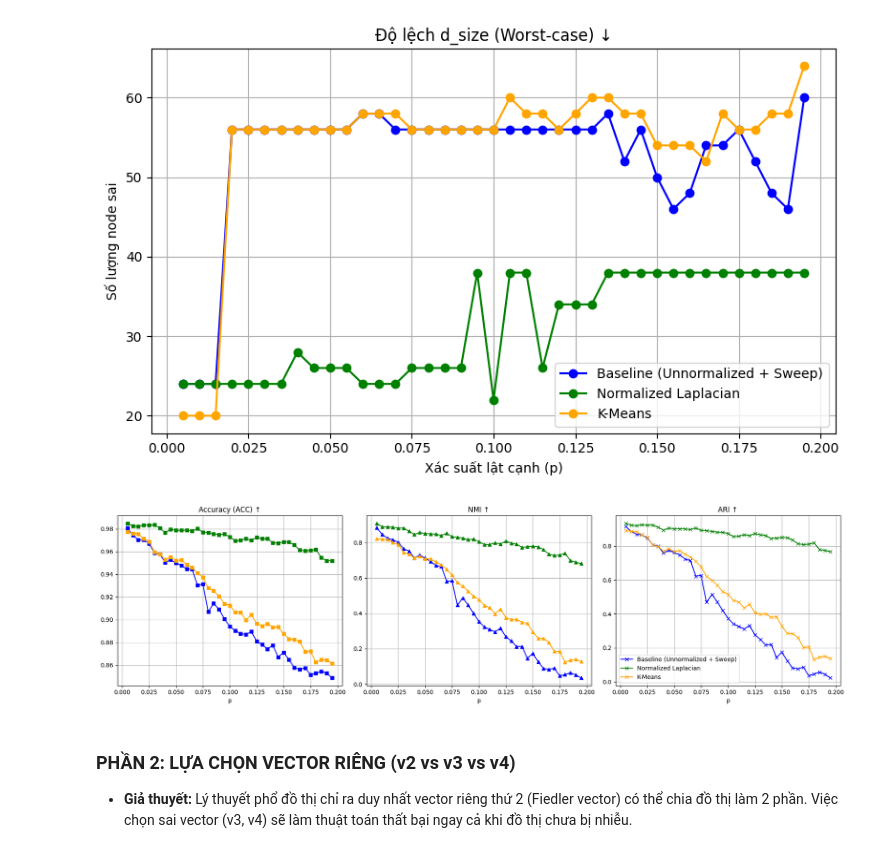
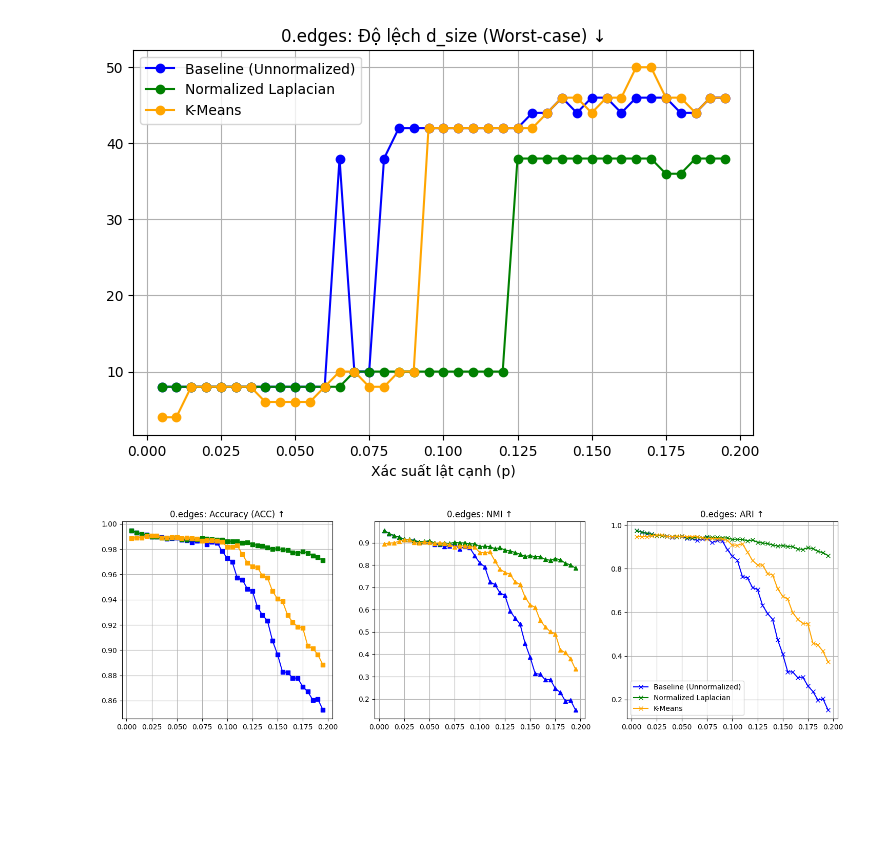
Before and after one commit to FIT-SE23/DataMining-Lab3, a Jupyter notebook: notebooks/02_ablation_study.ipynb, the cells around one changed output. Saved outputs shown, nothing was run; the diff lists cells and outputs as text; code cells hidden in the pictures; blank space fills up the shorter version.

```diff
--- a/notebooks/02_ablation_study.ipynb
+++ b/notebooks/02_ablation_study.ipynb
@@ -107,43 +154,35 @@ for p in tqdm(probabilities):
 # %%
+colors_map = {'baseline': 'blue', 'normalized': 'green', 'kmeans': 'orange'}
+labels_map = {'baseline': 'Baseline (Unnormalized)', 'normalized': 'Normalized Laplacian', 'kmeans': 'K-Means'}
+
+# Plot 1: d_size
 fig1, ax1 = plt.subplots(figsize=(8, 5))
-for m in results_p1.keys():
-    ax1.plot(probabilities, results_p1[m]['d_size'], marker='o', label=labels[m], color=colors[m])
-ax1.set_title('Độ lệch d_size (Worst-case) ↓')
+for m in results_0.keys():
+    ax1.plot(probabilities_0, results_0[m]['d_size'], marker='o', label=labels_map[m], color=colors_map[m])
+ax1.set_title('0.edges: Độ lệch d_size (Worst-case) ↓')
 ax1.set_xlabel('Xác suất lật cạnh (p)')
-ax1.set_ylabel('Số lượng node sai')
 ax1.legend()
 ax1.grid(True)
-plt.tight_layout()
-# plt.savefig('ablation_dsize.pdf', format='pdf')
 plt.show()
 
+# Plot 2: ML Metrics
 fig2, axs = plt.subplots(1, 3, figsize=(18, 5))
-# Accuracy
-for m in results_p1.keys():
-    axs[0].plot(probabilities, results_p1[m]['acc'], marker='s', label=labels[m], color=colors[m])
-axs[0].set_title('Accuracy (ACC) ↑')
-axs[0].set_xlabel('p')
+for m in results_0.keys():
+    axs[0].plot(probabilities_0, results_0[m]['acc'], marker='s', label=labels_map[m], color=colors_map[m])
+axs[0].set_title('0.edges: Accuracy (ACC) ↑')
 axs[0].grid(True)
-# NMI
-for m in results_p1.keys():
-    axs[1].plot(probabilities, results_p1[m]['nmi'], marker='^', label=labels[m], color=colors[m])
-axs[1].set_title('NMI ↑')
-axs[1].set_xlabel('p')
+
+for m in results_0.keys():
+    axs[1].plot(probabilities_0, results_0[m]['nmi'], marker='^', label=labels_map[m], color=colors_map[m])
+axs[1].set_title('0.edges: NMI ↑')
 axs[1].grid(True)
-# ARI
-for m in results_p1.keys():
-    axs[2].plot(probabilities, results_p1[m]['ari'], marker='x', label=labels[m], color=colors[m])
-axs[2].set_title('ARI ↑')
-axs[2].set_xlabel('p')
+
+for m in results_0.keys():
+    axs[2].plot(probabilities_0, results_0[m]['ari'], marker='x', label=labels_map[m], color=colors_map[m])
+axs[2].set_title('0.edges: ARI ↑')
 axs[2].legend()
 axs[2].grid(True)
-
-plt.tight_layout()
-# plt.savefig('ablation_metrics.pdf', format='pdf')
 plt.show()
 # %% [output]
-[figure, old version]
+[figure, new version]
-[figure, old version]
+[figure, new version]
-# %% [markdown]
-### **PHẦN 2: LỰA CHỌN VECTOR RIÊNG (v2 vs v3 vs v4)**
-* **Giả thuyết:** Lý thuyết phổ đồ thị chỉ ra duy nhất vector riêng thứ 2 (Fiedler vector) có thể chia đồ thị làm 2 phần. Việc chọn sai vector (v3, v4) sẽ làm thuật toán thất bại ngay cả khi đồ thị chưa bị nhiễu.
```
Also changed, not shown: parts of 14 cells of this notebook, 2 other files.
